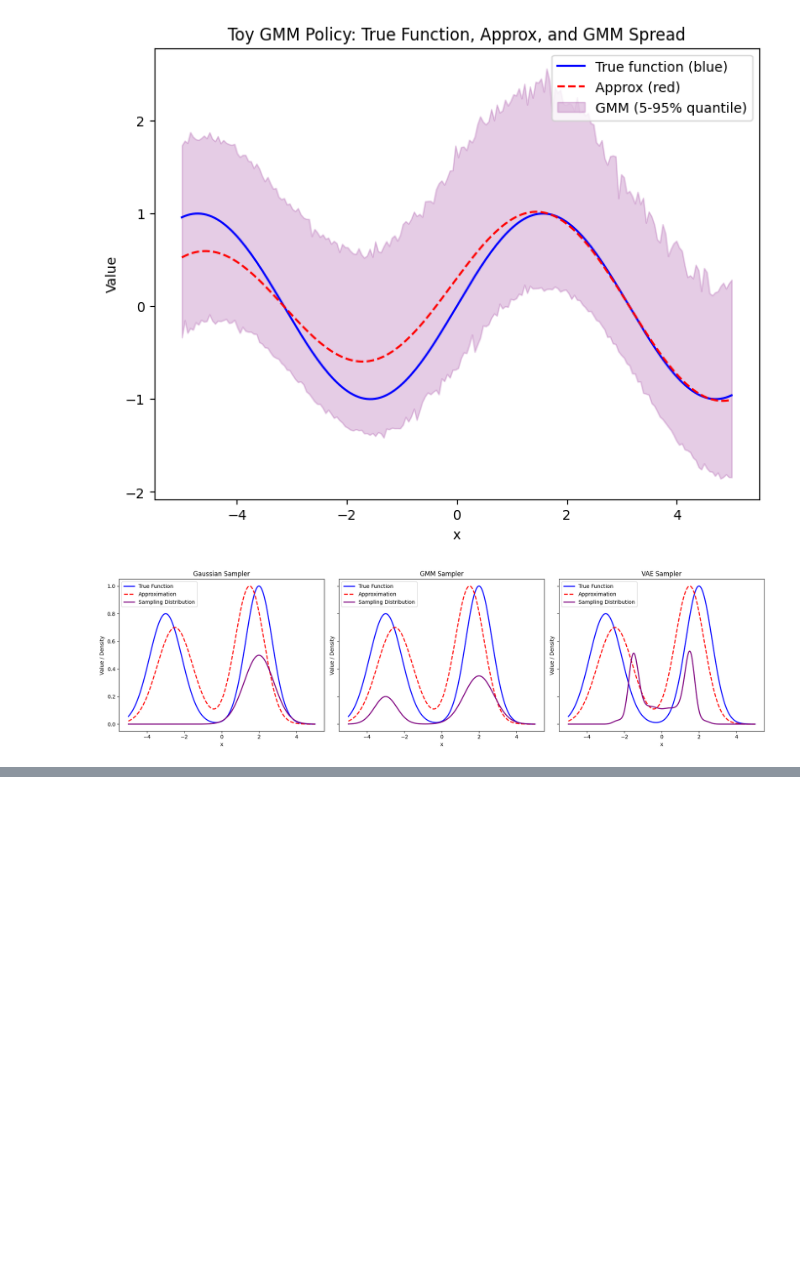
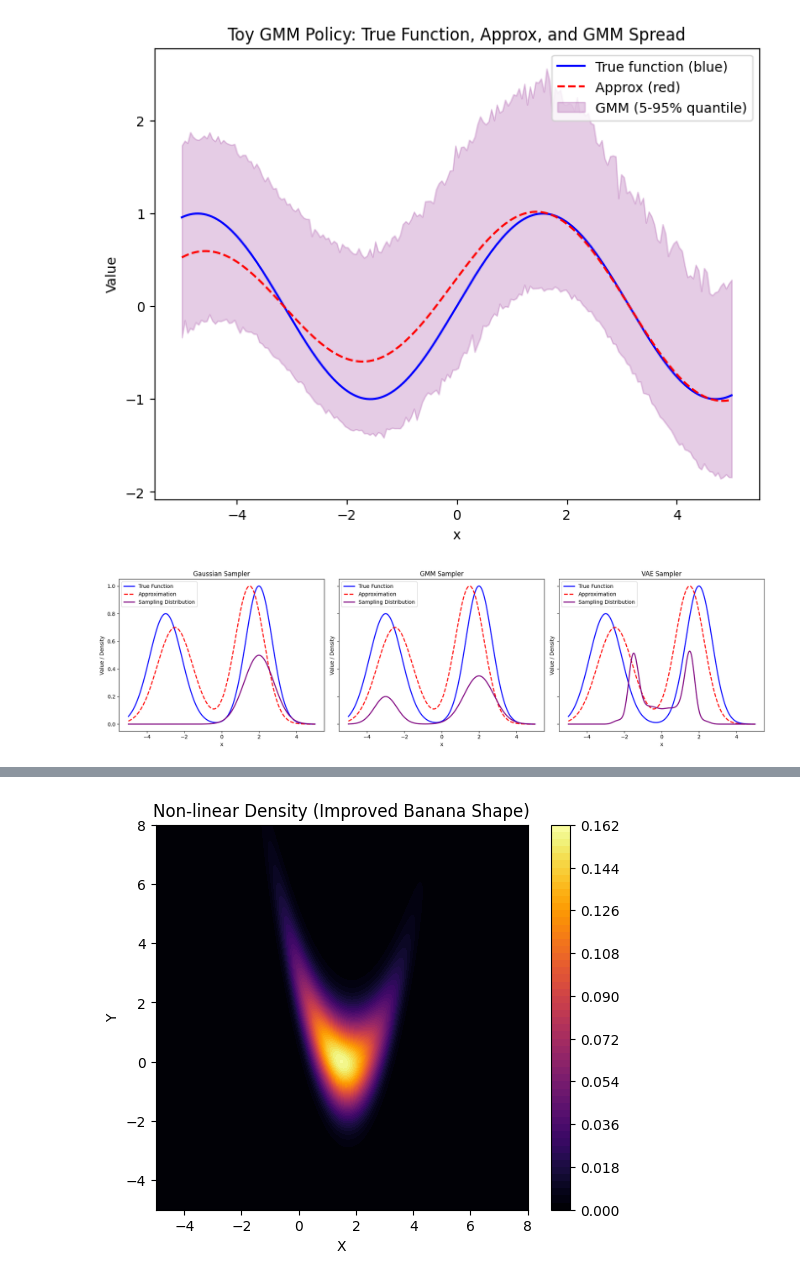
Before and after one commit to Jimvos32/Recurrent-PPO-Jax, a Jupyter notebook: src/tasks/envs/env_notebooks/test_functions.ipynb, the cells around one changed output, grey strips where cells are left out. Drawn from its saved outputs; the diff is of its cells as text; code cells hidden in the pictures; blank space fills up the shorter version.

```diff
--- a/src/tasks/envs/env_notebooks/test_functions.ipynb
+++ b/src/tasks/envs/env_notebooks/test_functions.ipynb
@@ -571,0 +673,27 @@ plt.show()
+# %%
+####################################
+# Improved Variation 3: Non-linear (Banana-Shaped) Density
+####################################
+# Apply a non-linear transformation with curvature and tilt
+a = 0.9   # stronger curvature
+b = 0.5    # linear tilt factor
+shift = 1.5 # horizontal center shift
+
+X_trans = X
+Y_trans = Y - a*(X - shift)**2 + b*(X - shift)  # banana shape transformation
+
+# Gaussian density evaluated on transformed grid
+mu_nl = [shift, 0]
+Sigma_nl = np.array([[1, 0],
+                     [0, 1]])
+Z_nonlinear = gaussian_density(X_trans, Y_trans, mu_nl, Sigma_nl)
+
+plt.figure(figsize=(6,5))
+contour3 = plt.contourf(X, Y, Z_nonlinear, levels=60, cmap='inferno')
+plt.title('Non-linear Density (Improved Banana Shape)')
+plt.xlabel('X')
+plt.ylabel('Y')
+plt.colorbar(contour3)
+plt.show()
+# %% [output]
+[figure, added]
```
Also changed, not shown: parts of 1 cell of this notebook, 16 other files.
